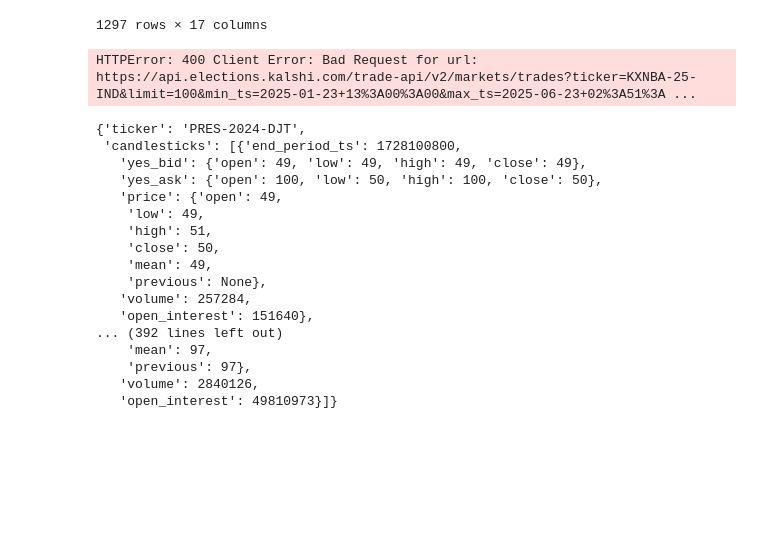
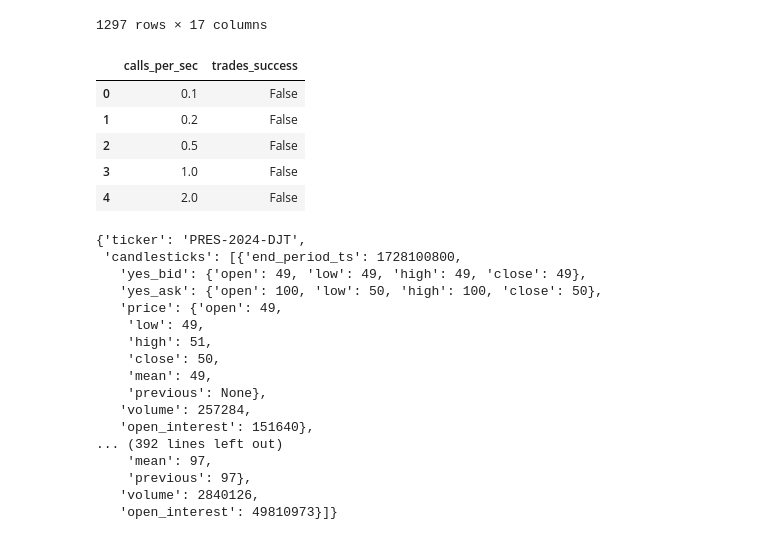
Before and after one commit to NiccoloComati/mykalshi, a Jupyter notebook: main.ipynb, the cells around one changed output. Cells and saved outputs as stored; diff of their text form; code cells hidden in the pictures; blank space fills up the shorter version.

```diff
--- a/main.ipynb
+++ b/main.ipynb
@@ -409,10 +409,62 @@ temp
 | 1295 | 06/22/2025 22:00:00 | 5987488 | 24607440 | 24 | 5 | 38 | 6 | ... |
 | 1296 | 06/22/2025 23:00:00 | 5646662 | 26959155 | 6 | 0 | 7 | 0 | ... |
 1297 rows × 17 columns
-# %%
-market.get_full_trades(ticker='KXNBA-25-IND')
-# %% [output]
-HTTPError: 400 Client Error: Bad Request for url: https://api.elections.kalshi.com/trade-api/v2/markets/trades?ticker=KXNBA-25-IND&limit=100&min_ts=2025-01-23+13%3A00%3A00&max_ts=2025-06-23+02%3A51%3A ...
+# %%
+import pandas as pd
+import time
+from datetime import datetime
+
+# import your functions however your project is structured:
+# e.g.
+# from mykalshi.market import get_full_trades, get_full_market
+# or
+# from market import get_full_trades, get_full_market
+
+# --- CONFIGURE THESE ---
+ticker          = 'KXNBA-25-IND'
+series_ticker   = ticker.split('-')[0]
+period_interval = 'm'    # or 'h', 'd'
+rates           = [0.1, 0.2, 0.5, 1, 2]
+start_ts        = "01/01/2025"
+end_ts          = "07/14/2025"
+batch_size      = 100
+max_retries     = 3
+# -----------------------
+
+results = []
+
+for r in rates:
+    # 1) test get_full_trades
+    try:
+        market.get_full_trades(
+            ticker=ticker,
+            start_ts=start_ts,
+            end_ts=end_ts,
+            batch_size=batch_size,
+            calls_per_sec=r,
+            max_retries=max_retries
+        )
+        trades_ok = True
+    except Exception:
+        trades_ok = False
+
+    # wait exactly 1/r seconds before next call
+    time.sleep(1.0 / r)
+
+    results.append({
+        'calls_per_sec':  r,
+        'trades_success': trades_ok,
+    })
+
+df = pd.DataFrame(results)
+df
+# %% [output]
+|  | calls_per_sec | trades_success |
+| 0 | 0.1 | False |
+| 1 | 0.2 | False |
+| 2 | 0.5 | False |
+| 3 | 1.0 | False |
+| 4 | 2.0 | False |
 # %%
 market.get_full_market(series_ticker="PRES", ticker="PRES-2024-DJT", start_ts="04/01/2024", end_ts="11/10/2024", period_interval='d')
 
```
Also changed, not shown: parts of 8 cells of this notebook.
